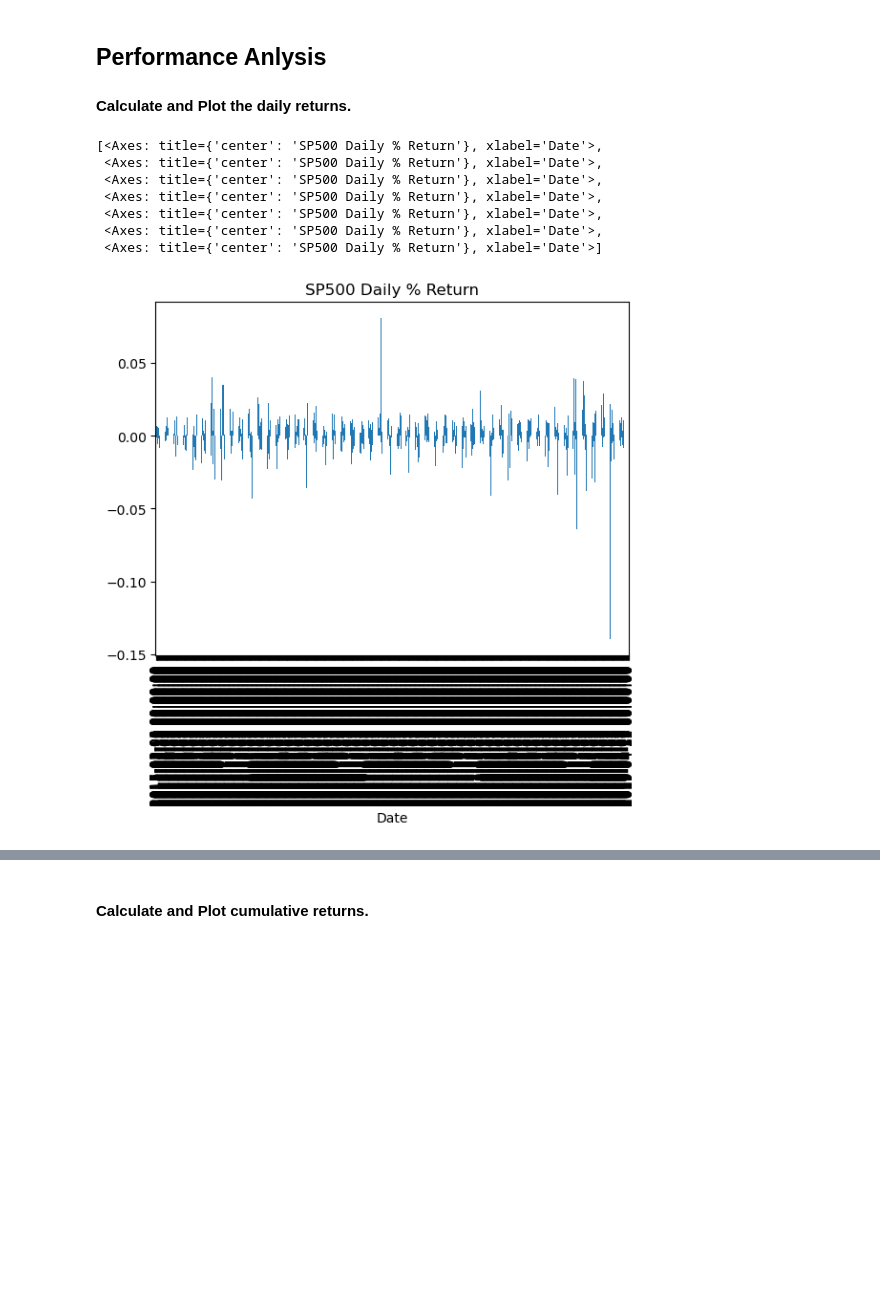
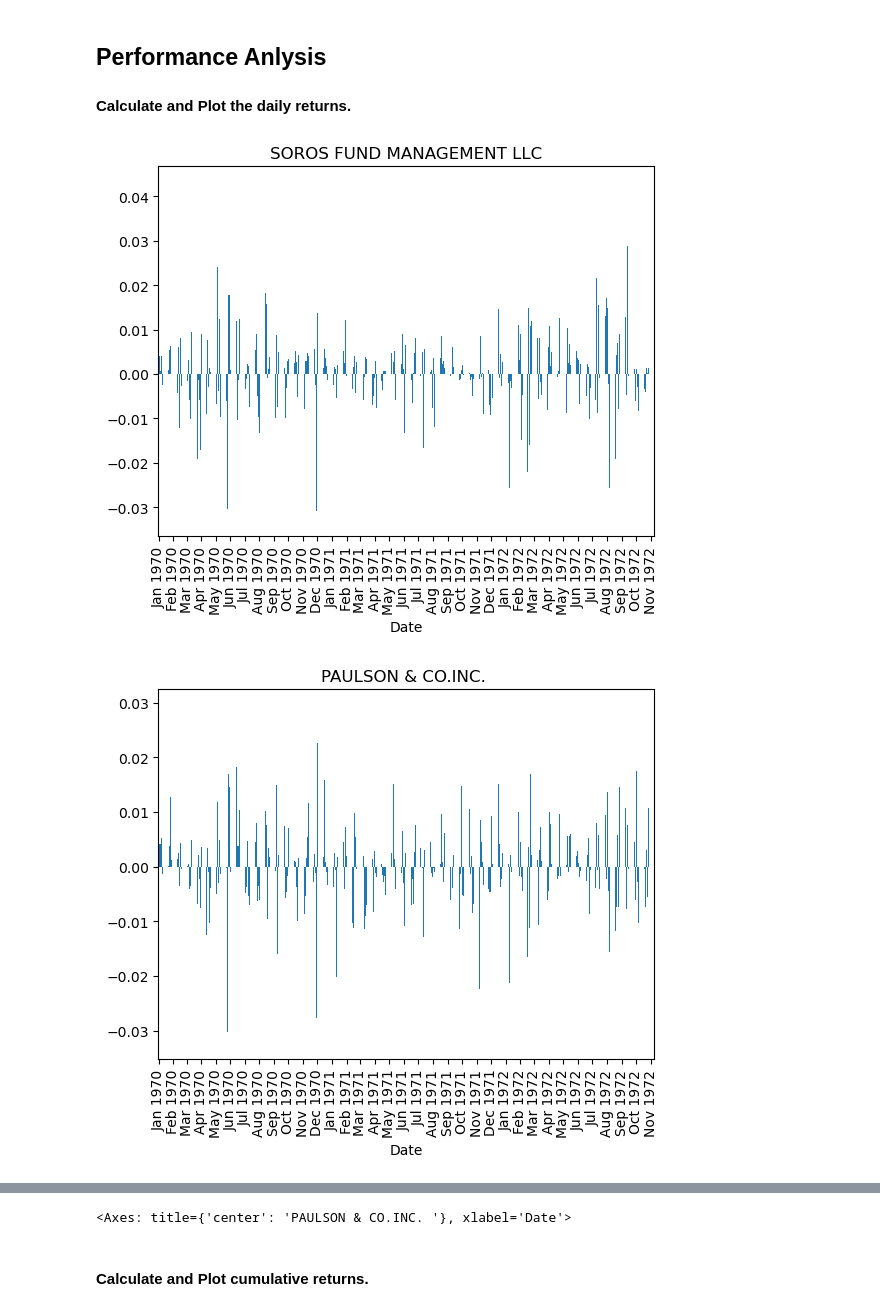
Before and after one commit to MontgomeryG/python-homework, a Jupyter notebook: Starter_Code 2/whale_analysis.ipynb, the cells around one changed output, grey strips where cells are left out. Drawn from its saved outputs; the diff is of its cells as text; code cells hidden in the pictures; blank space fills up the shorter version.

```diff
--- a/Starter_Code 2/whale_analysis.ipynb
+++ b/Starter_Code 2/whale_analysis.ipynb
@@ -244,60 +293,16 @@ In this section, you will calculate and visualize performance and risk metrics f
 ## Performance Anlysis
 
 #### Calculate and Plot the daily returns.
-# %%
-# Plot daily returns of all portfolios
-#whale_df = whale_df.groupby([whale_df.index.year, whale_df.index.month, whale_df.index.day])
-#company = ''
-#for company in combined_df():  HOW TO ITERATE TO MAKE THIS CLEANER... THE PLOTING EACH GRAPH... AND, DO I JUST PLOT THEM ON TOP OF EACH OTHER?
-#FROM GPT:
-        #import matplotlib.pyplot as plt
-
-# Assuming you have a list of column names you want to plot
-#columns_to_plot = ['BERKSHIRE HATHAWAY INC', 'Soros Fund Management LLC', 'PAULSON & CO.INC.', 'TIGER GLOBAL MANAGEMENT LLC']
-
-# Create a bar plot for each column
-#for column in columns_to_plot:
- #   plt.figure()  # Create a new figure for each plot
-  #  combined_df[column].plot(kind='bar')
-   # plt.title(column)  # Set the title to the column name
-
-# Show all the plots together
-#plt.show()
-
-returns_plot_list = []  # i want to save the plots into a list so that I can easily access them later
-
-
-for column in combined_df:
-    new_plot = combined_df[column].plot(kind='bar', title=column)
-    returns_plot_list.append(new_plot)
-
-returns_plot_list
-
-
-
-#berk_plot = combined_df['BERKSHIRE HATHAWAY INC'].plot(kind='bar')
-#soros_plot = combined_df['BERKSHIRE HATHAWAY INC'].plot(kind='bar')
-#paulson_plot = combined_df['PAULSON & CO.INC. '].plot(kind='bar')
-#tiger_plot = combined_df['TIGER GLOBAL MANAGEMENT LLC'].plot(kind='bar')
-#berk_plot = whale_df['BERKSHIRE HATHAWAY INC'].plot(kind='bar', figsize=(20,20))
-#berk_plot.xaxis.set_major_locator(MonthLocator())                   #CHAT GPT
-#berk_plot.xaxis.set_major_formatter(DateFormatter("%b %Y"))         #CHAT GPT
-
-#algo1_plot = combined_df['Algo 1'].plot(kind='bar')
-
-#algo2_plot = combined_df['Algo 2'].plot(kind='bar')
-#algo_plot = algo_df['Algo 1'].plot(kind='bar', figsize=(20,20))
-#algo_plot.xaxis.set_major_locator(MonthLocator())                   #CHAT GPT
-#algo_plot.xaxis.set_major_formatter(DateFormatter("%b %Y"))         #CHAT GPT
-
-#sp500_plot = combined_df['SP500 Daily % Return'].plot(kind='bar')
-#sp500_plot = sp500_pct_change_df['SP500 Daily % Return'].plot(kind='bar,', figsize=(20,20));
-# %% [output]
-[<Axes: title={'center': 'SP500 Daily % Return'}, xlabel='Date'>,
- <Axes: title={'center': 'SP500 Daily % Return'}, xlabel='Date'>,
- <Axes: title={'center': 'SP500 Daily % Return'}, xlabel='Date'>,
- <Axes: title={'center': 'SP500 Daily % Return'}, xlabel='Date'>,
- <Axes: title={'center': 'SP500 Daily % Return'}, xlabel='Date'>,
- <Axes: title={'center': 'SP500 Daily % Return'}, xlabel='Date'>,
- <Axes: title={'center': 'SP500 Daily % Return'}, xlabel='Date'>]
-[figure, removed]
+# %%
+
+returns_plot_list = []  # Create list to save plots so that we can easily access them later
+
+for column in combined_df.columns:                                             # help from CHAT GPT
+    new_plot = combined_df[column].plot(kind='bar', title=column)              # help from CHAT GPT
+    returns_plot_list.append(new_plot)
+    new_plot.xaxis.set_major_locator(MonthLocator())                            #help from CHAT GPT
+    new_plot.xaxis.set_major_formatter(DateFormatter("%b %Y"))                  #help from CHAT GPT
+    plt.show()
+# %% [output]
+[figure, added]
+[figure, added]
@@ -304,3 +314,4 @@ returns_plot_list
+<Axes: title={'center': 'PAULSON & CO.INC. '}, xlabel='Date'>
 # %% [markdown]
 #### Calculate and Plot cumulative returns.
 # %%
```
Also changed, not shown: parts of 19 cells of this notebook.
